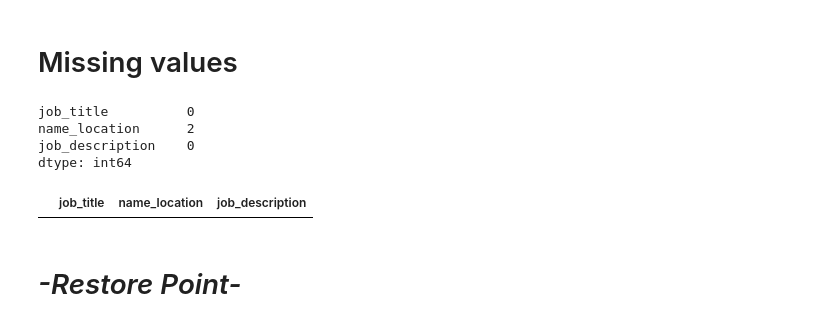
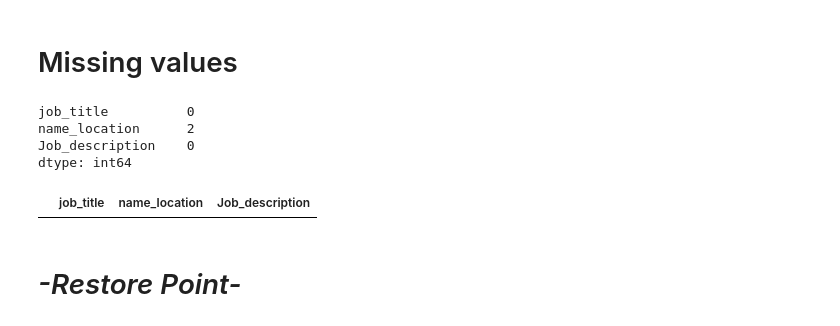
Before and after one commit to shfarhaan/EquiJob, a Jupyter notebook: Equijob_EDA.ipynb, the cells around one changed output. Saved outputs shown, nothing was run; the diff lists cells and outputs as text; code cells hidden in the pictures.

```diff
--- a/Equijob_EDA.ipynb
+++ b/Equijob_EDA.ipynb
@@ -172,10 +172,10 @@ dataframes = [data1, data2, data3, data4, data5, data6, data7, data8, data9, dat
 for df in dataframes:
     df.rename(columns=column_mapping, inplace=True)
 # %%
-# renaming column name
-column_mapping = {
-    'job_description': 'Job_description',
-}
-dataframes = [df]
-for df in dataframes:
-    df.rename(columns=column_mapping, inplace=True)
+# # renaming column name
+# column_mapping = {
+#     'job_description': 'Job_description',
+# }
+# dataframes = [df]
+# for df in dataframes:
+#     df.rename(columns=column_mapping, inplace=True)
@@ -286,7 +281,7 @@ data['job_description'].iloc[9]
 # %% [markdown]
 ## *-Restore point-*
 # %%
-df_dropped = data.drop_duplicates( subset =['job_description'], keep ='first')
+df_dropped = data.drop_duplicates( subset =['Job_description'], keep ='first')
 # %%
 df_dropped.shape
 # %% [output]
@@ -300,12 +295,12 @@ df_dropped.isnull().sum()
 # %% [output]
 job_title          0
 name_location      2
-job_description    0
+Job_description    0
 dtype: int64
 # %%
-df_dropped[df_dropped['job_description'].isnull()]
+df_dropped[df_dropped['Job_description'].isnull()]
 # %% [output]
-|  | job_title | name_location | job_description |
+|  | job_title | name_location | Job_description |
 # %% [markdown]
 # *-Restore Point-*
 # %%
```
Also changed, not shown: parts of 37 cells of this notebook.
